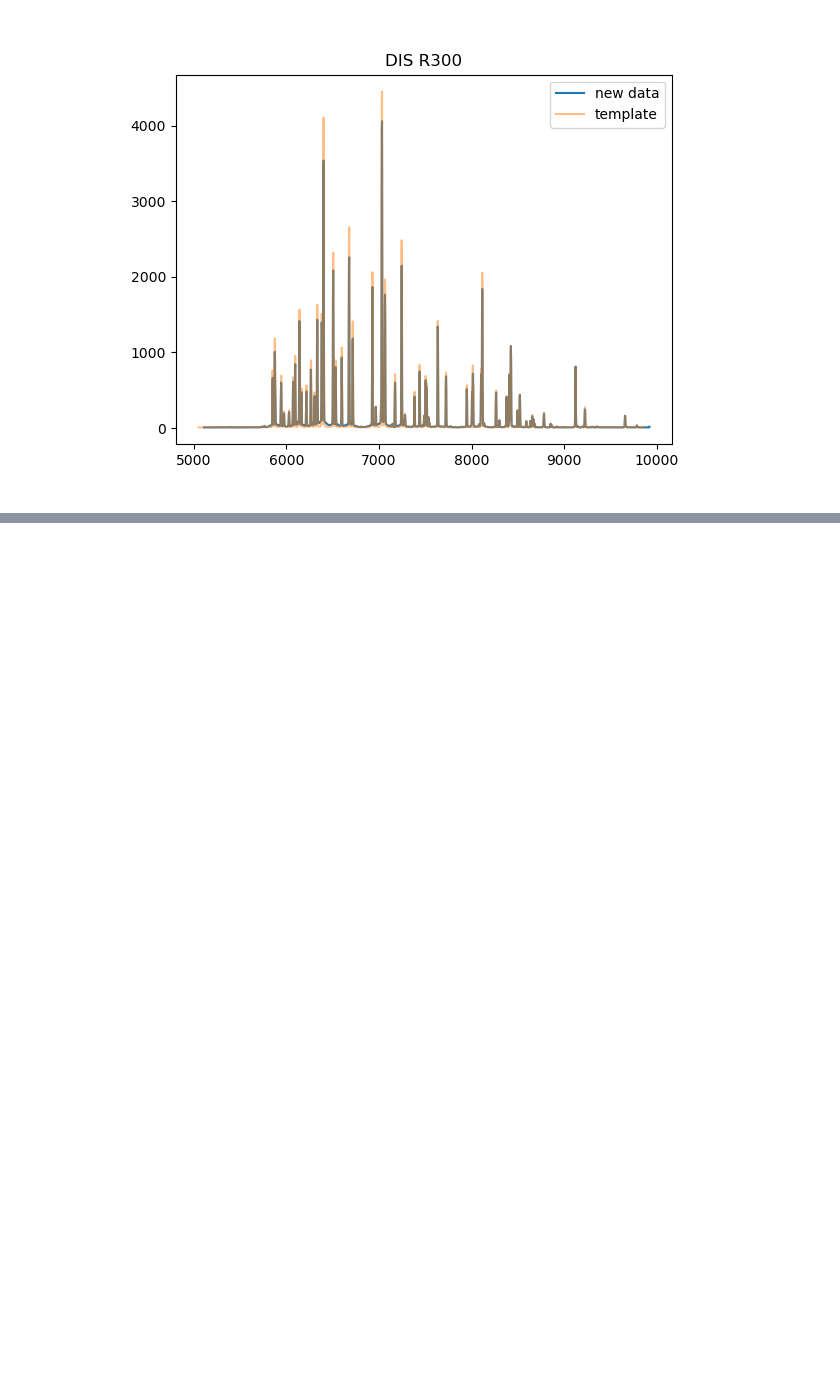
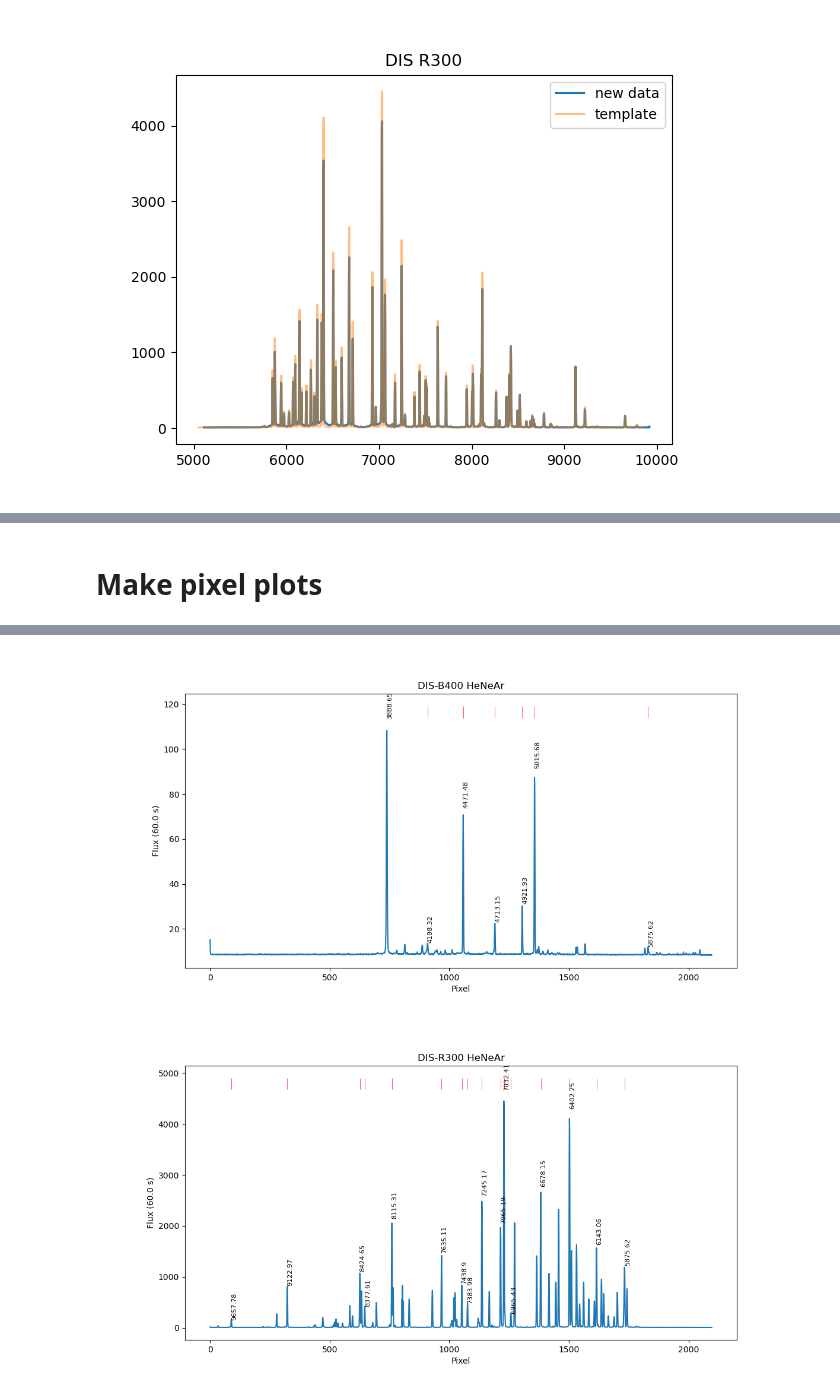
Before and after one commit to jradavenport/kosmos-arc, a Jupyter notebook: notebooks/dis-low.ipynb, the cells around one changed output, grey strips where cells are left out. Drawn from its saved outputs; the diff is of its cells as text; code cells hidden in the pictures; blank space fills up the shorter version.

Commit message:
add DIS pixel plots

```diff
--- a/notebooks/dis-low.ipynb
+++ b/notebooks/dis-low.ipynb
@@ -360,4 +346,0 @@ plt.plot(wapprox, sciarc_ex.flux)
-# %%
-# what calibrated arc templates are available?
-# (we should build some explicitly for ALL lamps at APO!)
-pk.loadarctemplate(help=True)
@@ -436,9 +346,0 @@ plt.plot(NeAr.spectral_axis, NeAr.flux.value, c='C3')
-# %%
-plt.figure()
-sci_xpts, sci_wpts = pk.identify_dtw(sciarc_ex, NeAr, upsample=False, display=True,
-                   step_pattern='asymmetric', open_begin=False, open_end=False,
-                                     peak_spline=False, pthreshold=0.90, return_peaks=True)
-print(len(sci_xpts))
-# apply wavelength solution to science extraction
-sci_fit = pk.fit_wavelength(sciarc_ex, sci_xpts, sci_wpts, display=False, mode='spline', deg=5)
-plt.plot(sciarc_ex.spectral_axis.value, sci_fit.spectral_axis.value)
@@ -571,0 +347,47 @@ let's try a fix, only doing DTW on the PEAKS, not the whole spectrum. This might
+# %% [markdown]
+# Make pixel plots
+# %%
+rarcfile = '/Users/james/Dropbox/research_projects/kosmos-testing/arc.0016r.fits'
+barcfile = '/Users/james/Dropbox/research_projects/kosmos-testing/arc.0016b.fits'
+
+# read and process in the ARC LAMP, just like a normal spectrum
+barcimg = pk.proc(barcfile,trim=False)
+rarcimg = pk.proc(rarcfile,trim=False)
+sci_trace = np.ones(barcimg.shape[1])*555
+rex = pk.BoxcarExtract(rarcimg, sci_trace, apwidth=5, skysep=5, skywidth=5, bkgd_sub=False, Saxis=0, Waxis=1)
+bex = pk.BoxcarExtract(barcimg, sci_trace+100, apwidth=5, skysep=5, skywidth=5, bkgd_sub=False, Saxis=0, Waxis=1)
+
+
+plt.figure(figsize=(12,6))
+plt.plot(bex.spectral_axis, bex.flux, c='C0')
+ee = (df['disp']=='B400')
+plt.vlines(df['pixel'][ee], 1.05*np.max(bex.flux.value),1.1*np.max(bex.flux.value)
+           ,color='r', lw=0.6, alpha=0.75)
+for tt in range(sum(ee)):
+    peak = 1.05*np.max(bex.flux.value[np.abs(bex.spectral_axis.value - df['pixel'].values[ee][tt]) < 1])
+    plt.text(df['pixel'].values[ee][tt], peak, str(df['wave'].values[ee][tt]),
+             fontsize=8, rotation='vertical', color='k')
+
+plt.xlabel('Pixel')
+plt.ylabel('Flux ('+str(barcimg.header['EXPTIME'])+' s)')
+plt.title('DIS-B400 HeNeAr')
+plt.savefig('DIS_B400_HeNeAr_pixel.pdf',
+            dpi=150, bbox_inches='tight', pad_inches=0.25)
+
+
+plt.figure(figsize=(12,6))
+plt.plot(rex.spectral_axis, rex.flux, c='C0')
+ee = (df['disp']=='R300')
+plt.vlines(df['pixel'][ee], 1.05*np.max(rex.flux.value),1.1*np.max(rex.flux.value)
+           ,color='r', lw=0.6, alpha=0.75)
+for tt in range(sum(ee)):
+    peak = 1.05*np.max(rex.flux.value[np.abs(rex.spectral_axis.value - df['pixel'].values[ee][tt]) < 1])
+    plt.text(df['pixel'].values[ee][tt], peak, str(df['wave'].values[ee][tt]),
+             fontsize=8, rotation='vertical', color='k')
+
+plt.xlabel('Pixel')
+plt.ylabel('Flux ('+str(barcimg.header['EXPTIME'])+' s)')
+plt.title('DIS-R300 HeNeAr')
+plt.savefig('DIS_R300_HeNeAr_pixel.pdf',
+            dpi=150, bbox_inches='tight', pad_inches=0.25)
+# %% [output]
@@ -571,0 +412,2 @@ let's try a fix, only doing DTW on the PEAKS, not the whole spectrum. This might
+[figure, added]
+[figure, added]
```
Also changed, not shown: parts of 21 cells of this notebook, 3 other files.
